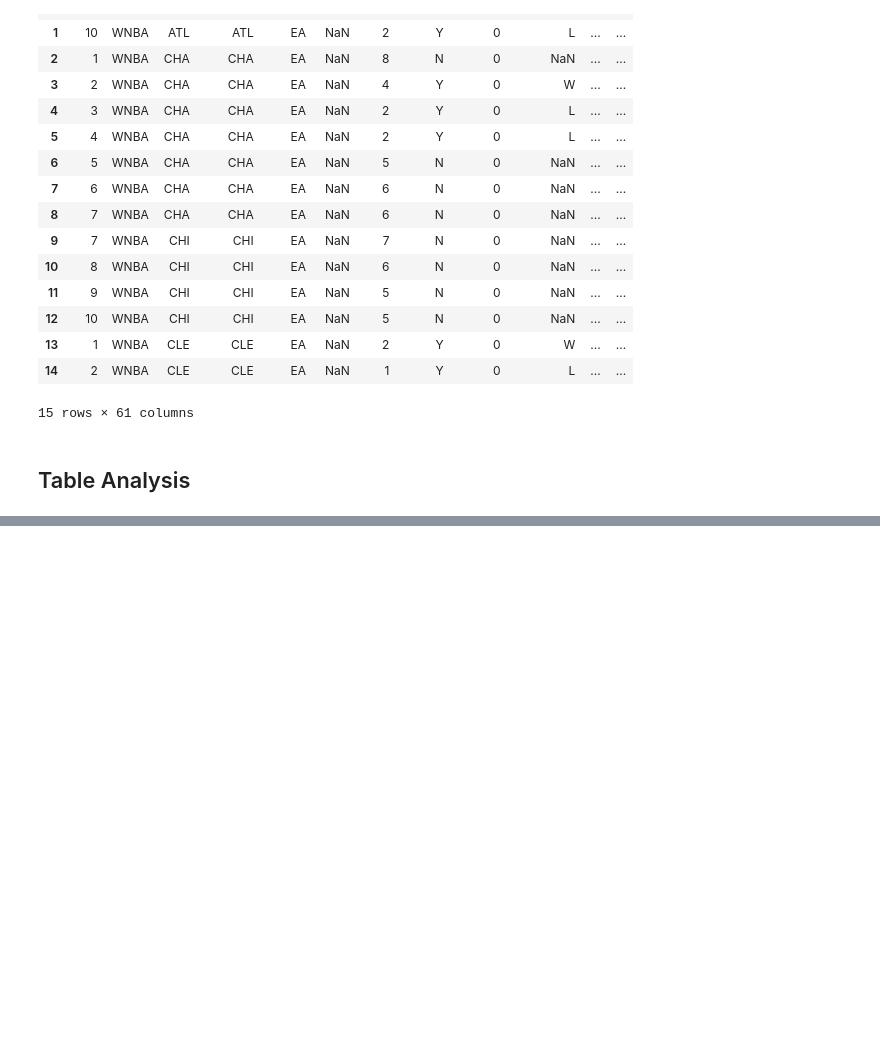
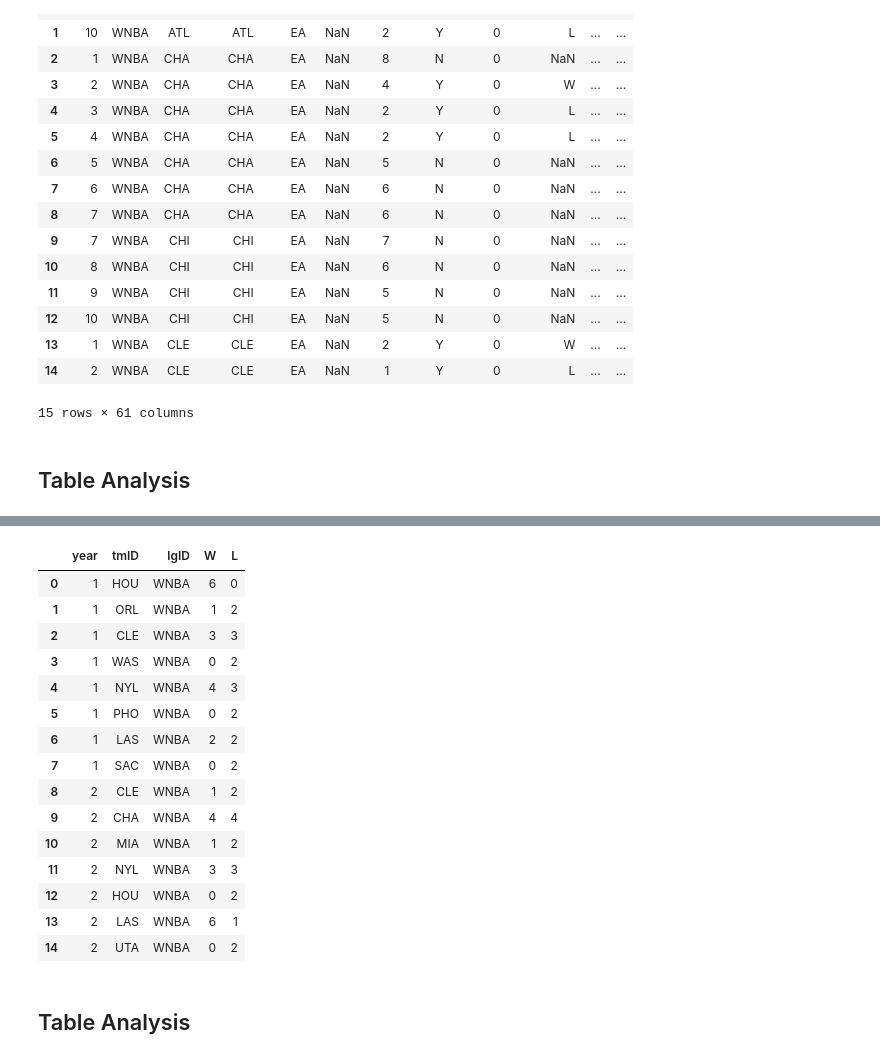
Before and after one commit to Pedro-CAB/AC-Project, a Jupyter notebook: data_analysis.ipynb, the cells around one changed output, grey strips where cells are left out. Drawn from its saved outputs; the diff is of its cells as text; code cells hidden in the pictures; blank space fills up the shorter version.

Commit message:
Finished Initial Data Analysis

```diff
--- a/data_analysis.ipynb
+++ b/data_analysis.ipynb
@@ -417,0 +450,21 @@ print(teams.describe())
+# %%
+teams_post.head(15)
+# %% [output]
+|  | year | tmID | lgID | W | L |
+| 0 | 1 | HOU | WNBA | 6 | 0 |
+| 1 | 1 | ORL | WNBA | 1 | 2 |
+| 2 | 1 | CLE | WNBA | 3 | 3 |
+| 3 | 1 | WAS | WNBA | 0 | 2 |
+| 4 | 1 | NYL | WNBA | 4 | 3 |
+| 5 | 1 | PHO | WNBA | 0 | 2 |
+| 6 | 1 | LAS | WNBA | 2 | 2 |
+| 7 | 1 | SAC | WNBA | 0 | 2 |
+| 8 | 2 | CLE | WNBA | 1 | 2 |
+| 9 | 2 | CHA | WNBA | 4 | 4 |
+| 10 | 2 | MIA | WNBA | 1 | 2 |
+| 11 | 2 | NYL | WNBA | 3 | 3 |
+| 12 | 2 | HOU | WNBA | 0 | 2 |
+| 13 | 2 | LAS | WNBA | 6 | 1 |
+| 14 | 2 | UTA | WNBA | 0 | 2 |
+# %% [markdown]
+## Table Analysis
```
Also changed, not shown: parts of 3 cells of this notebook.
